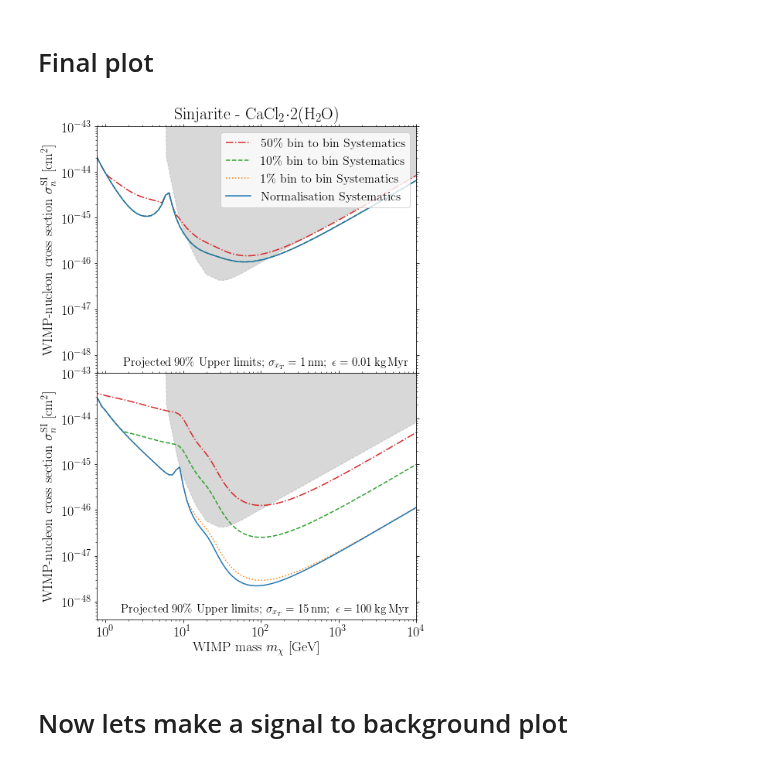
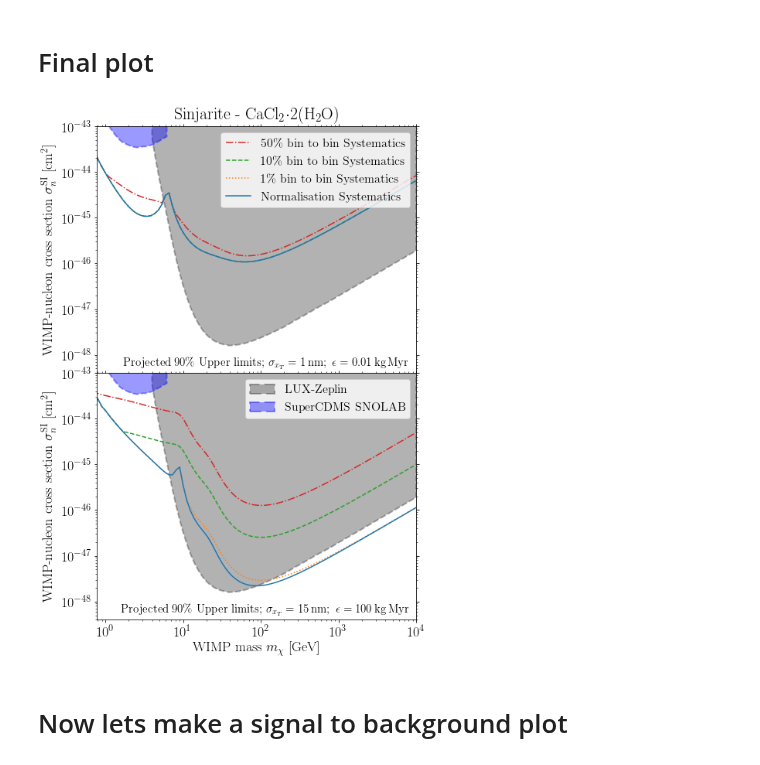
Before and after one commit to tedwards2412/paleo_detectors, a Jupyter notebook: Notebooks/Systematics_Check.ipynb, the cells around one changed output. Saved outputs shown, nothing was run; the diff lists cells and outputs as text; code cells hidden in the pictures.

Commit message:
New plots with updated limits and projections

```diff
--- a/Notebooks/Systematics_Check.ipynb
+++ b/Notebooks/Systematics_Check.ipynb
@@ -330,44 +330,51 @@ ax1.loglog(mlist,limit1nm_list_50, linestyle='-.', color='C3' ,label='50\% bin t
 ax1.loglog(mlist,limit1nm_list_10_mod, linestyle='--', color='C2' ,label='10\% bin to bin Systematics')
 ax1.loglog(mlist,limit1nm_list_1_mod, linestyle=':', color='C1' ,label='1\% bin to bin Systematics')
 ax1.loglog(mlist,limit1nm_list_best,  color='C0' ,label='Normalisation Systematics')
-m_curr, sig_curr = np.loadtxt("../Data/CurrentLimits.txt", unpack=True)
-ax1.fill_between(m_curr, sig_curr, 1e-35, linestyle='--', color='grey', alpha=0.3)
+m_curr, sig_curr = np.loadtxt("../Data/projected_limits/LZ.txt", unpack=True)
+ax1.fill_between(m_curr, sig_curr, 1e-35, linestyle='--', linewidth=2, color='k', alpha=0.3)
+m_curr, sig_curr = np.loadtxt("../Data/projected_limits/SuperCDMS_SNOLAB.txt", unpack=True)
+ax1.fill_between(m_curr, sig_curr, 1e-35, linestyle='--', linewidth=2, color='blue', alpha=0.4)
 ax1.text(8e3, 5.e-49, r'Projected $90\%$ Upper limits; $\sigma_{x_T} = 1\,\mathrm{nm}; \,\,\epsilon = 0.01 \,\mathrm{kg}\,\mathrm{Myr}$', fontsize=15, ha='right')
 
 ax1.legend(fontsize=16, loc=1)
 ax1.set_ylabel(r'WIMP-nucleon cross section $\sigma_n^{\mathrm{SI}}$ [cm$^2$]')
 ax1.set_ylim(4e-49,1e-43)
 ax1.set_xlim(np.log10(6),10000)
 
 
 #Bottom panel
 limit_list_10_mod = limit_list_10
 limit_list_1_mod = limit_list_1
 for i in range(limit_list_1_mod.shape[0]):
     if limit_list_10_mod[i]<limit_list_best[i]:
         limit_list_10_mod[i] = limit_list_best[i]
     if limit_list_1_mod[i]<limit_list_best[i]:
         limit_list_1_mod[i] = limit_list_best[i]
 
-ax2.loglog(mlist,limit_list_50, linestyle='-.' ,color='C3' ,label='50\% bin to bin Systematics')
-ax2.loglog(mlist,limit_list_10_mod, linestyle='--' ,color='C2' ,label='10\% bin to bin Systematics')
-ax2.loglog(mlist,limit_list_1_mod, linestyle=':',color='C1' , label='1\% bin to bin Systematics')
-ax2.loglog(mlist,limit_list_best, color='C0' ,label='Normal Systematics')
-ax2.fill_between(m_curr, sig_curr, 1e-35, linestyle='--', color='grey', alpha=0.3, label=r'Current limits')
+ax2.loglog(mlist,limit_list_50, linestyle='-.' ,color='C3')
+ax2.loglog(mlist,limit_list_10_mod, linestyle='--' ,color='C2')
+ax2.loglog(mlist,limit_list_1_mod, linestyle=':',color='C1')
+ax2.loglog(mlist,limit_list_best, color='C0')
+# ax2.fill_between(m_curr, sig_curr, 1e-35, linestyle='--', linewidth=2, color='grey', alpha=0.3, label=r'Current limits')
+m_curr, sig_curr = np.loadtxt("../Data/projected_limits/LZ.txt", unpack=True)
+ax2.fill_between(m_curr, sig_curr, 1e-35, linestyle='--', linewidth=2, color='k', alpha=0.3, label=r'LUX-Zeplin')
+m_curr, sig_curr = np.loadtxt("../Data/projected_limits/SuperCDMS_SNOLAB.txt", unpack=True)
+ax2.fill_between(m_curr, sig_curr, 1e-35, linestyle='--', linewidth=2, color='blue', alpha=0.4, label=r'SuperCDMS SNOLAB')
 ax2.text(8e3, 5.e-49, r'Projected $90\%$ Upper limits; $\sigma_{x_T} = 15\,\mathrm{nm}; \,\,\epsilon = 100 \,\mathrm{kg}\,\mathrm{Myr}$', fontsize=15, ha='right')
 
 ax2.set_ylim(4e-49,1e-43)
 ax2.set_xlim(np.log10(6),10000)
 
+ax2.legend(fontsize=16, loc=1)
 ax2.set_xlabel(r'WIMP mass $m_\chi$ [GeV]')
 ax2.set_ylabel(r'WIMP-nucleon cross section $\sigma_n^{\mathrm{SI}}$ [cm$^2$]')
 
 
 ax1.set_title(r'Sinjarite - $\mathrm{CaCl_2}$$\cdot$2($\mathrm{H_2O}$)')
 plt.tight_layout(pad=0.3)
 plt.savefig("../plots/Systematics_check_SFfree.pdf")
 # %% [output]
-[figure, old version]
+[figure, new version]
 # %% [markdown]
 # Now lets make a signal to background plot
 # %%
```
Also changed, not shown: 2 other files.
